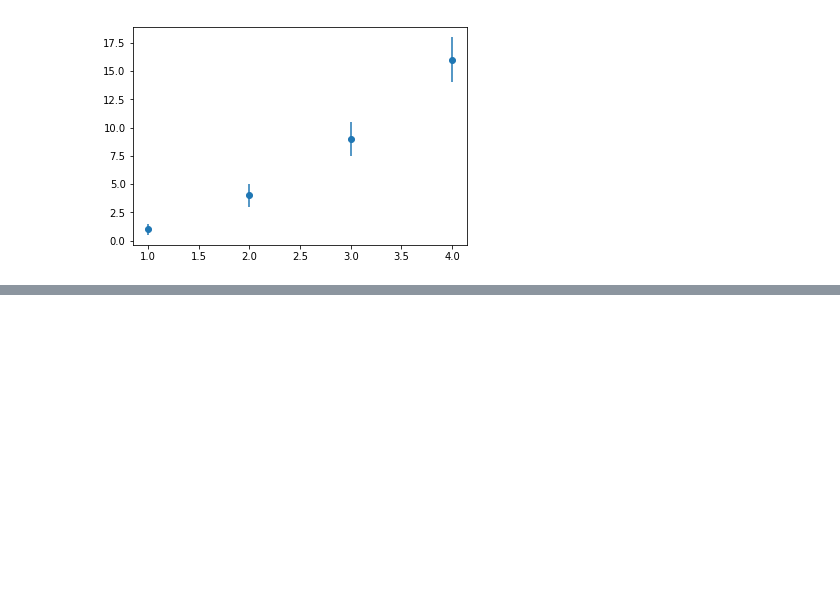
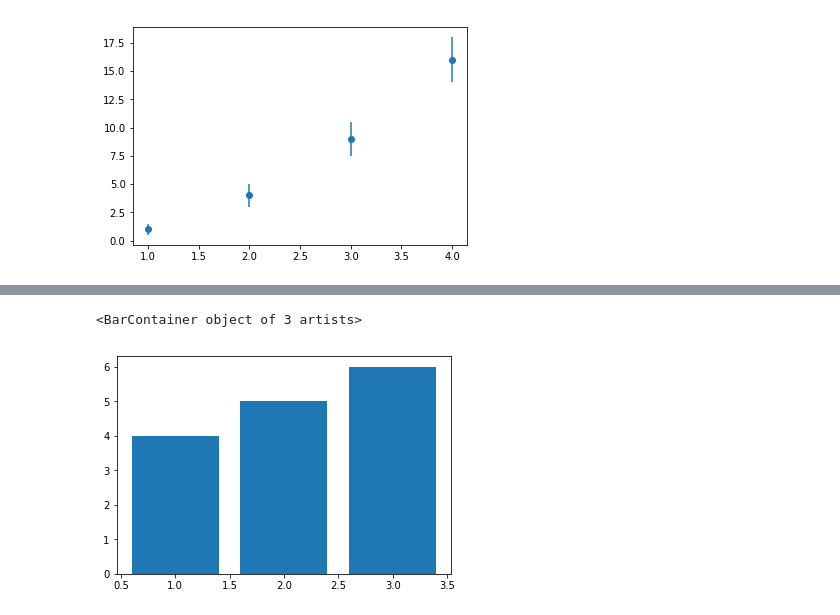
Before and after one commit to sajjadGG/book-python, a Jupyter notebook: data-vizualization/jupyter/Untitled.ipynb, the cells around one changed output, grey strips where cells are left out. Saved outputs shown, nothing was run; the diff lists cells and outputs as text; code cells hidden in the pictures; blank space fills up the shorter version.

```diff
--- a/data-vizualization/jupyter/Untitled.ipynb
+++ b/data-vizualization/jupyter/Untitled.ipynb
@@ -102,0 +109,8 @@ plt.hist(ages, bins, histtype='bar', rwidth=0.8)
+# %%
+    x = [1,2,3]
+    y = [4,5,6]
+
+    plt.bar(x, y, label='Bars1')
+# %% [output]
+<BarContainer object of 3 artists>
+[figure, added]
```
Also changed, not shown: parts of 3 cells of this notebook, 9 other files.
